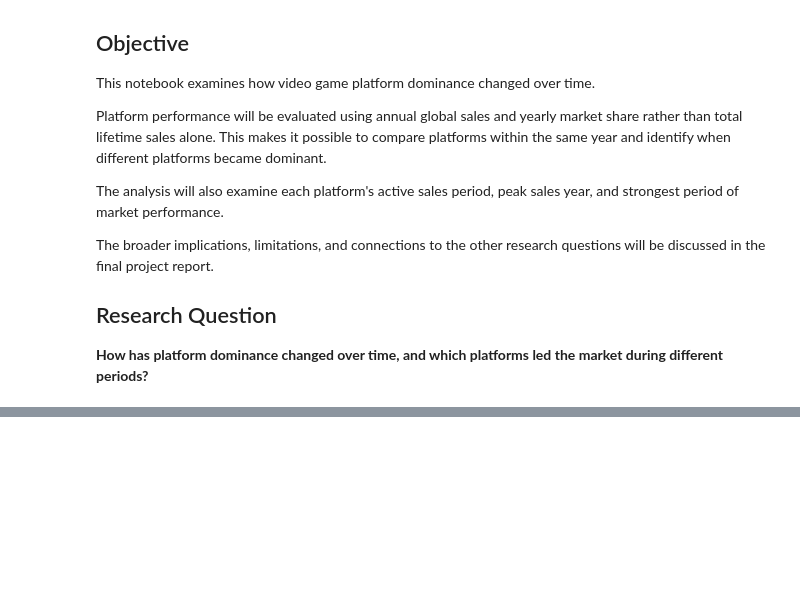
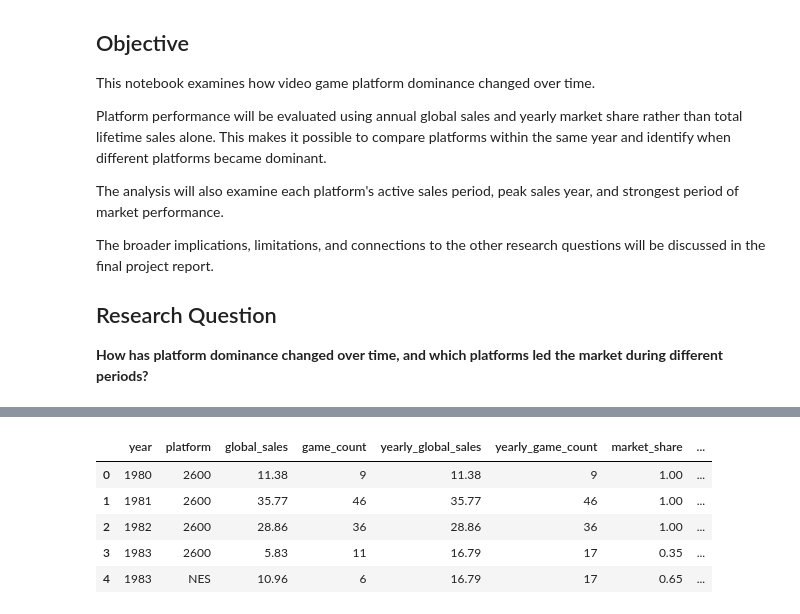
Before and after one commit to tylernsocial/data-analysis-on-the-videogame-industry, a Jupyter notebook: notebooks/research_questions_and_modeling/05_platform_dominance_over_time.ipynb, the cells around one changed output, grey strips where cells are left out. Saved outputs shown, nothing was run; the diff lists cells and outputs as text; code cells hidden in the pictures; blank space fills up the shorter version.

```diff
--- a/notebooks/research_questions_and_modeling/05_platform_dominance_over_time.ipynb
+++ b/notebooks/research_questions_and_modeling/05_platform_dominance_over_time.ipynb
@@ -51,0 +95,10 @@ Dataset shape: (16287, 19)
+# %%
+yearly_market_sales = (
+    platform_year_sales.groupby("year", as_index=False)
+                       .agg(
+                           yearly_global_sales=("global_sales", "sum"),
+                           yearly_game_count=("game_count", "sum")
+                       )
+)
+
+yearly_market_sales.head()
@@ -51,0 +112,24 @@ Dataset shape: (16287, 19)
+# %%
+platform_market_share = platform_year_sales.merge(
+    yearly_market_sales,
+    on="year",
+    how="left"
+)
+
+platform_market_share["market_share"] = (
+    platform_market_share["global_sales"]
+    / platform_market_share["yearly_global_sales"]
+)
+
+platform_market_share["market_share_pct"] = (
+    platform_market_share["market_share"] * 100
+)
+
+platform_market_share.head()
+# %% [output]
+|  | year | platform | global_sales | game_count | yearly_global_sales | yearly_game_count | market_share | ... |
+| 0 | 1980 | 2600 | 11.38 | 9 | 11.38 | 9 | 1.00 | ... |
+| 1 | 1981 | 2600 | 35.77 | 46 | 35.77 | 46 | 1.00 | ... |
+| 2 | 1982 | 2600 | 28.86 | 36 | 28.86 | 36 | 1.00 | ... |
+| 3 | 1983 | 2600 | 5.83 | 11 | 16.79 | 17 | 0.35 | ... |
+| 4 | 1983 | NES | 10.96 | 6 | 16.79 | 17 | 0.65 | ... |
```
Also changed, not shown: parts of 7 cells of this notebook.
